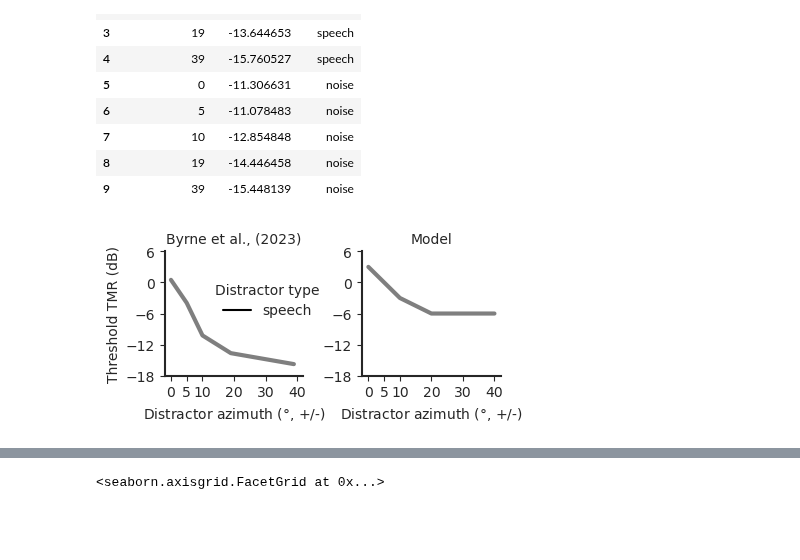
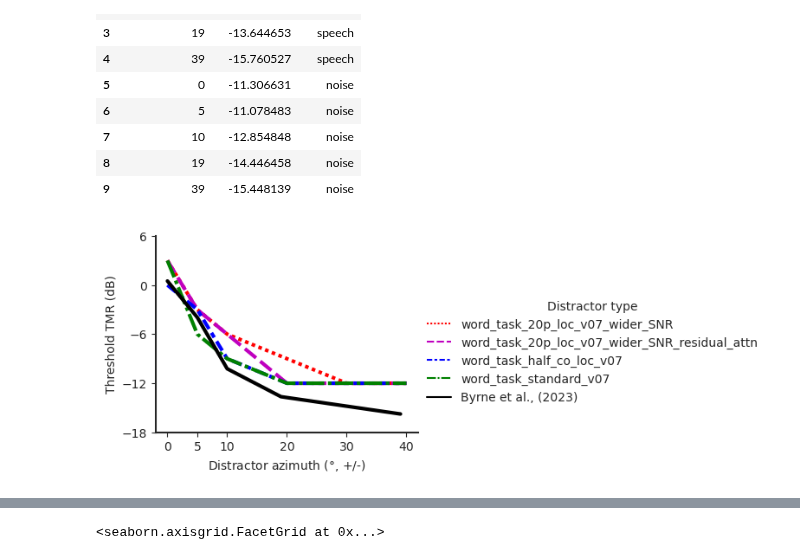
Before and after one commit to mcdermottLab/auditory_attention, a Jupyter notebook: notebooks/plot_symmetric_dist_all_models.ipynb, the cells around one changed output, grey strips where cells are left out. Drawn from its saved outputs; the diff is of its cells as text; code cells hidden in the pictures; blank space fills up the shorter version.

Commit message:
Sanity checks and new LN ordering

```diff
--- a/notebooks/plot_symmetric_dist_all_models.ipynb
+++ b/notebooks/plot_symmetric_dist_all_models.ipynb
@@ -7,6 +7,12 @@ import matplotlib.pyplot as plt
 import seaborn as sns
 from pathlib import Path
 import re
+# %%
+import pickle
+
+manifest_path = "binaural_test_manifests/symmetric_distractor_conditions.pkl"
+with open(manifest_path, "rb") as f:
+    manifest = pickle.load(f)
 # %%
 # Path to results
 # output_paths = list(Path("binaural_eval/word_task_voice_loc_cue_only_v04").glob("*.pkl")) old path for more locations
@@ -218,66 +229,81 @@ byrne_data
 | 8 | 19 | -14.446458 | noise |
 | 9 | 39 | -15.448139 | noise |
 # %%
-model_to_plot = grouped_results[grouped_results.model == "word_task_standard_v07"].copy() #& (grouped_results.target_azim == 'center')]
+wanted_models = ['word_task_20p_loc_v07_wider_SNR', 'word_task_20p_loc_v07_wider_SNR_residual_attn', 'word_task_half_co_loc_v07', 'word_task_standard_v07']
+model_to_plot = grouped_results[grouped_results.model.isin(wanted_models)].copy() #& (grouped_results.target_azim == 'center')]
 model_to_plot['distractor_azim'] = model_to_plot['distractor_azim'].astype(int).abs()
 model_to_plot = model_to_plot[model_to_plot.distractor_azim <= 40]
 
 ## Get thresholds where performance is 45%
 # get threshold for each target azimuth and dist_type
 thresholds = []
-for (azim, dist_type), group in model_to_plot.groupby(['distractor_azim', 'dist_type']):
+for (model, azim, dist_type), group in model_to_plot.groupby(['model', 'distractor_azim', 'dist_type']):
+    # print(model)
+    threshold_value = model_to_plot[model_to_plot.model == model].accuracy_mean.max() / 2
     # get the snr where performance is 50% max clean speech performance
-    # print(azim, dist_type)
-    thresh = group[group.accuracy_mean >= 0.40].snr.min()
+    thresh = group[group.accuracy_mean >= .42].snr.min()
+    if np.isnan(thresh) or np.isinf(thresh):
+        thresh = 6
     # print(thresh)
-    thresholds.append((azim, dist_type, thresh))
+    thresholds.append((model, azim, dist_type, thresh))
 
-thresholds = pd.DataFrame(thresholds, columns=['distractor_azim', 'dist_type', 'threshold_snr'])
+thresholds = pd.DataFrame(thresholds, columns=['model', 'distractor_azim', 'dist_type', 'threshold_snr'])
 thresholds['threshold_snr'] = thresholds['threshold_snr'].astype(int)
 thresholds['distractor_azim'] = thresholds['distractor_azim'].astype(int)
-thresholds['model'] = "Model"
+# thresholds['model'] = "Model"
 
 # add byrne data to model_to_plot
 byrne_data['model'] = "Byrne et al., (2023)"
 data_to_plot = pd.concat([thresholds, byrne_data], axis=0)
 data_to_plot = data_to_plot[data_to_plot.dist_type == 'speech']
 # make a palette for noise and speech where speech is black and noise is blue
-palette = {'speech':'k', 'noise':'r'}
-col_order = ['Byrne et al., (2023)', 'Model']
+# palette = {'speech':'k', 'noise':'r'}
+palette = {'Byrne et al., (2023)':'k', 'word_task_20p_loc_v07_wider_SNR_residual_attn':'m', 'word_task_20p_loc_v07_wider_SNR':'r', 'word_task_half_co_loc_v07':'b', 'word_task_standard_v07':'g'}
+
+# col_order = ['Byrne et al., (2023)', 'Model']
 sns.set_style('ticks')
 # plot
+# g = sns.relplot(data=data_to_plot, x='distractor_azim', y='threshold_snr',
+#                 col = 'model', #col_order=col_order,
+#                 hue='dist_type', palette=palette, alpha=0.5,
+#                 kind='line', linewidth=3, zorder=5, legend=True,
+#                 facet_kws={'sharey':False},
+#                 errorbar=('se', 2), height=3, aspect=0.75)
+
 g = sns.relplot(data=data_to_plot, x='distractor_azim', y='threshold_snr',
-                col = 'model', col_order=col_order,
-                hue='dist_type', palette=palette, alpha=0.5,
+              #  col = 'model',# col_order=col_order,
+                hue='model', palette=palette,
+                # alpha=0.5,
+                style='model', style_order=['Byrne et al., (2023)', 'word_task_20p_loc_v07_wider_SNR_residual_attn', 'word_task_20p_loc_v07_wider_SNR', 'word_task_half_co_loc_v07', 'word_task_standard_v07'],
                 kind='line', linewidth=3, zorder=5, legend=True,
                 facet_kws={'sharey':False},
-                errorbar=('se', 2), height=2.2, aspect=0.75)
+                errorbar=('se', 2), height=3, aspect=1.5)
 
 g.set_axis_labels("Distractor azimuth ($\degree$, +/-)", "Threshold TMR (dB)")
 g.set_titles("{col_name}")
 
 # plt.suptitle("Symmetric distractor positions", y=1.05)
 # set xticks of g from -90 to 90
 g.set(yticks=np.arange(-18,  7, 6))
 # g.legend.remove()
 g._legend.set_title("Distractor type")
 
 # move  legend of g to the right
-g._legend.set_bbox_to_anchor([0.55, 0.6])
+# g._legend.set_bbox_to_anchor([0.55, 0.6])
 
 x_tick_locs = np.sort(model_to_plot.distractor_azim.unique())
 x_tick_labels = [str(x) for x in x_tick_locs]
 for ax in g.axes.flat:
     labels = ax.get_xticklabels() # get x labels
     ax.set_xticks(ticks=x_tick_locs) # set new labels
     ax.set_xticklabels(labels=x_tick_labels)
 
 for ax in g.axes.flat:
     for axis in ['bottom','left']:
         ax.spines[axis].set_linewidth(1.5)
 # save figure as svg
-outfig_dest = Path('ARO_2024/figures')
-plt.tight_layout()
+# outfig_dest = Path('ARO_2024/figures')
+# plt.tight_layout()
 # plt.savefig(outfig_dest/'symmetric_distractor_thresholds.svg', transparent=True, bbox_inches='tight')
 # %% [output]
-[figure, old version]
+[figure, new version]
```
Also changed, not shown: parts of 6 cells of this notebook, 18 other files.
